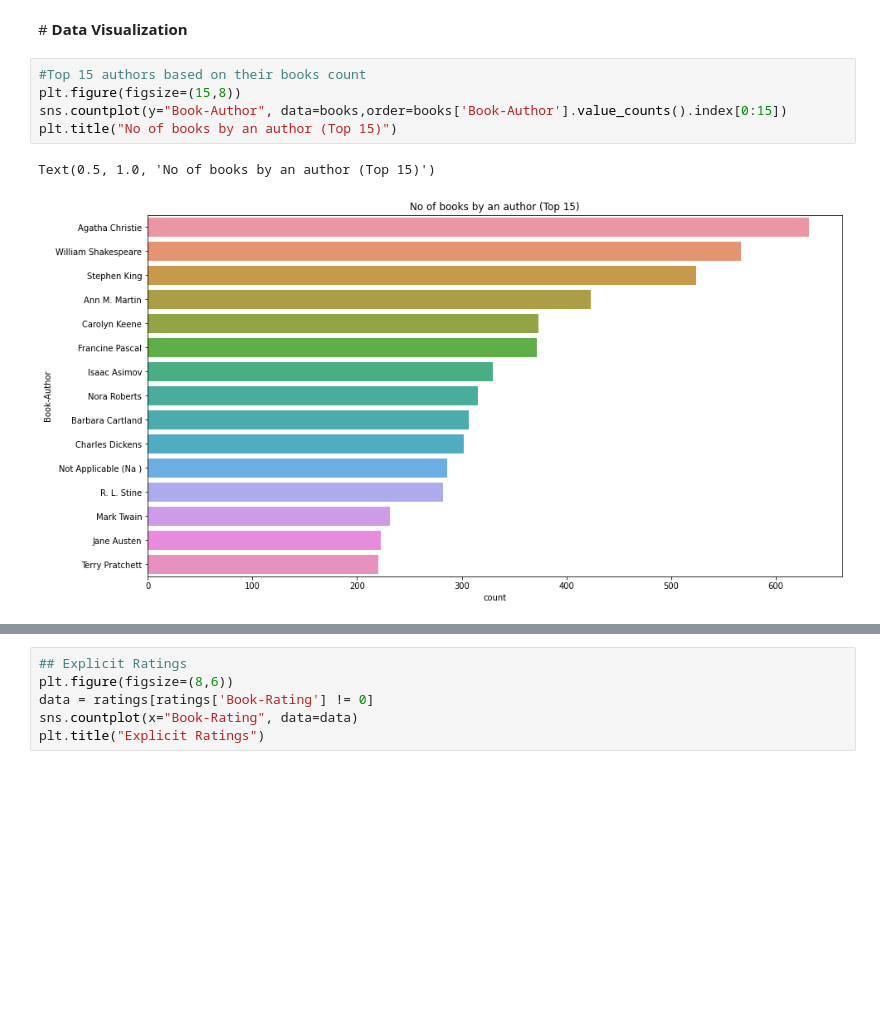
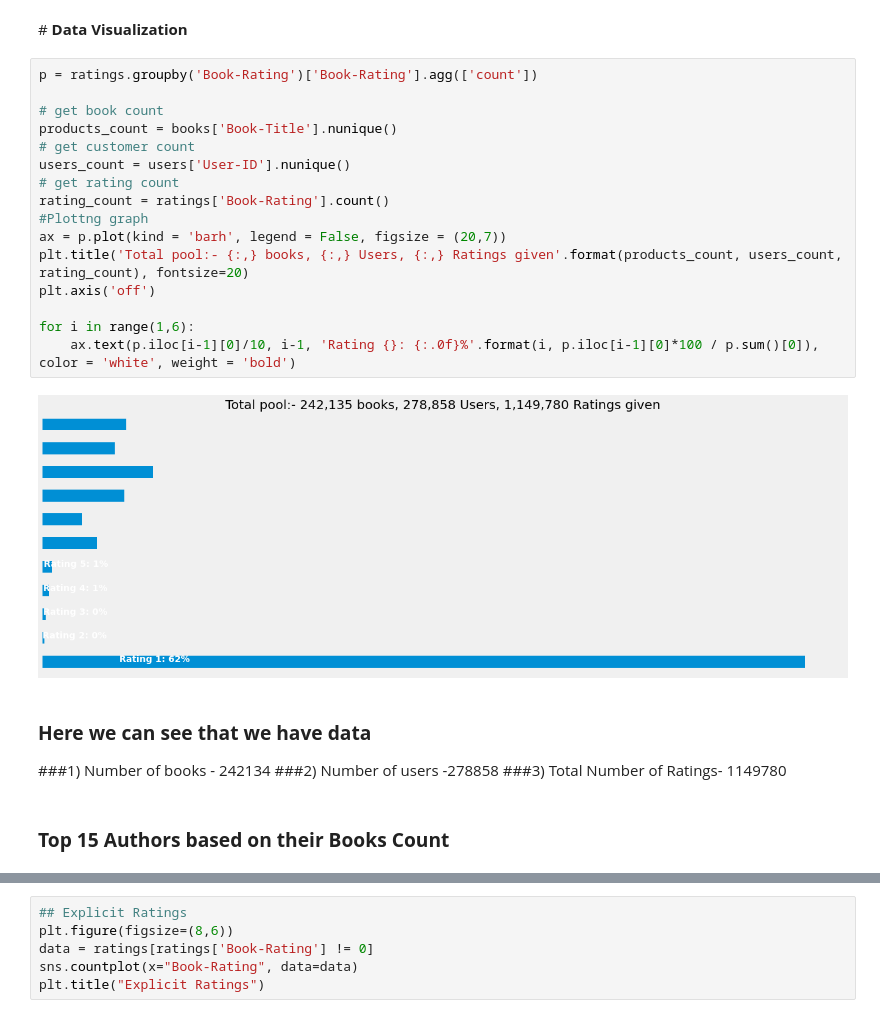
Before and after one commit to SachinSPanchal/Book-Recomendation-Sytem, a Jupyter notebook: Final_Book_Recommendation_system.ipynb, the cells around one changed output, grey strips where cells are left out. Drawn from its saved outputs; the diff is of its cells as text; blank space fills up the shorter version.

```diff
--- a/Final_Book_Recommendation_system.ipynb
+++ b/Final_Book_Recommendation_system.ipynb
@@ -538,14 +538,31 @@ dataset1.head()
 | 4 | 1567407781 | The Witchfinder (Amos Walker Myst... | Loren D. Estleman | 1998.0 | Brilliance Audio - Trade | 8 | 6 | timmins, ontario, canada | ... |
 # %% [markdown]
 #<b> Data Visualization
-# %%
-#Top 15 authors based on their books count
-plt.figure(figsize=(15,8))
-sns.countplot(y="Book-Author", data=books,order=books['Book-Author'].value_counts().index[0:15])
-plt.title("No of books by an author (Top 15)")
-# %% [output]
-Text(0.5, 1.0, 'No of books by an author (Top 15)')
-[figure, removed]
+# %%
+p = ratings.groupby('Book-Rating')['Book-Rating'].agg(['count'])
+
+# get book count
+products_count = books['Book-Title'].nunique()
+# get customer count
+users_count = users['User-ID'].nunique()
+# get rating count
+rating_count = ratings['Book-Rating'].count()
+#Plottng graph
+ax = p.plot(kind = 'barh', legend = False, figsize = (20,7))
+plt.title('Total pool:- {:,} books, {:,} Users, {:,} Ratings given'.format(products_count, users_count, rating_count), fontsize=20)
+plt.axis('off')
+
+for i in range(1,6):
+    ax.text(p.iloc[i-1][0]/10, i-1, 'Rating {}: {:.0f}%'.format(i, p.iloc[i-1][0]*100 / p.sum()[0]), color = 'white', weight = 'bold')
+# %% [output]
+[figure, added]
+# %% [markdown]
+### <b> Here we can see that we have data
+###1) Number of books - 242134
+###2) Number of users -278858
+###3) Total Number of Ratings- 1149780
+# %% [markdown]
+### <b> Top 15 Authors based on their Books Count
 # %%
 #Top 15 authors based on their books count
 plt.figure(figsize=(15,8))
```
Also changed, not shown: parts of 18 cells of this notebook.
